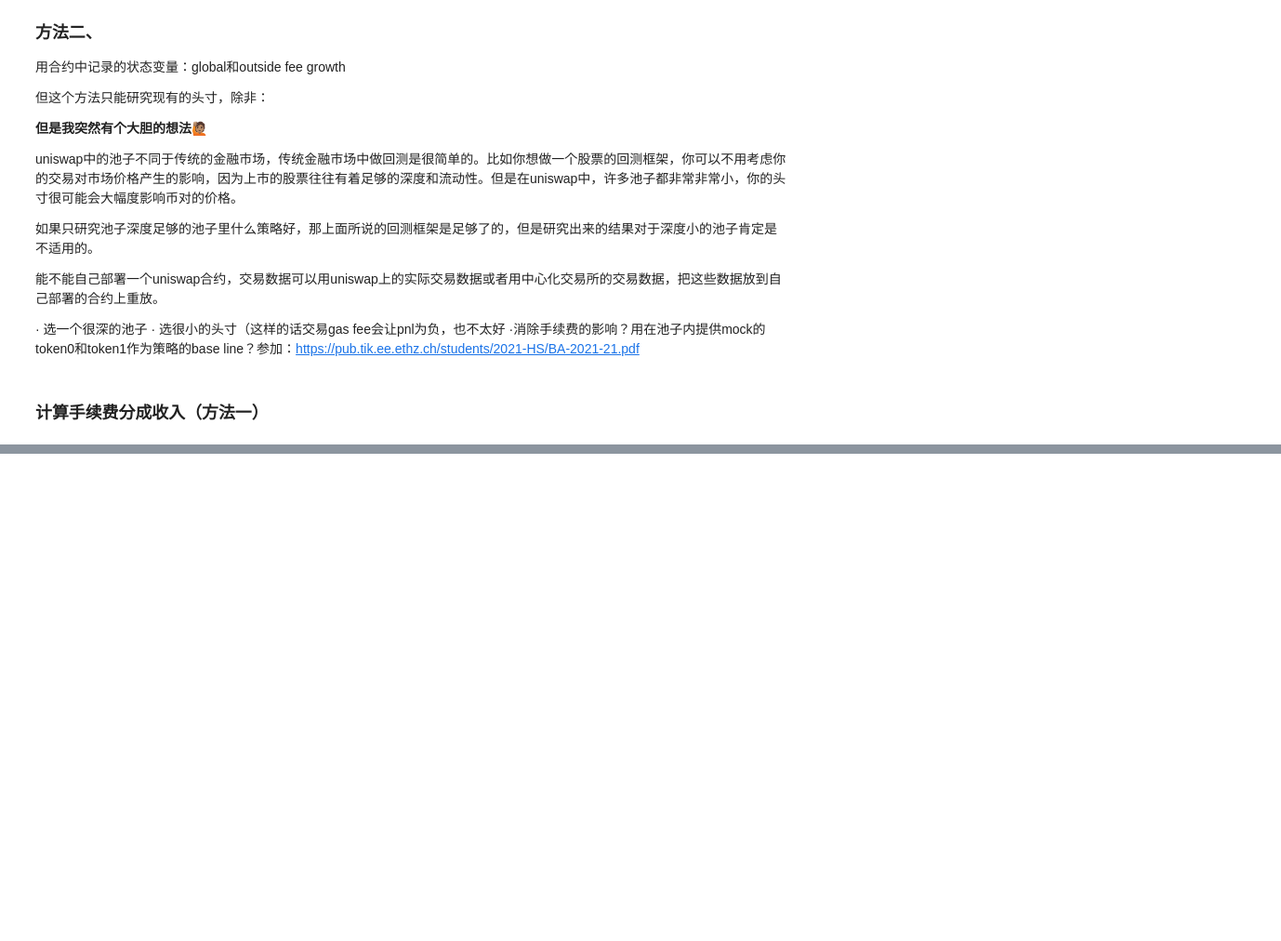
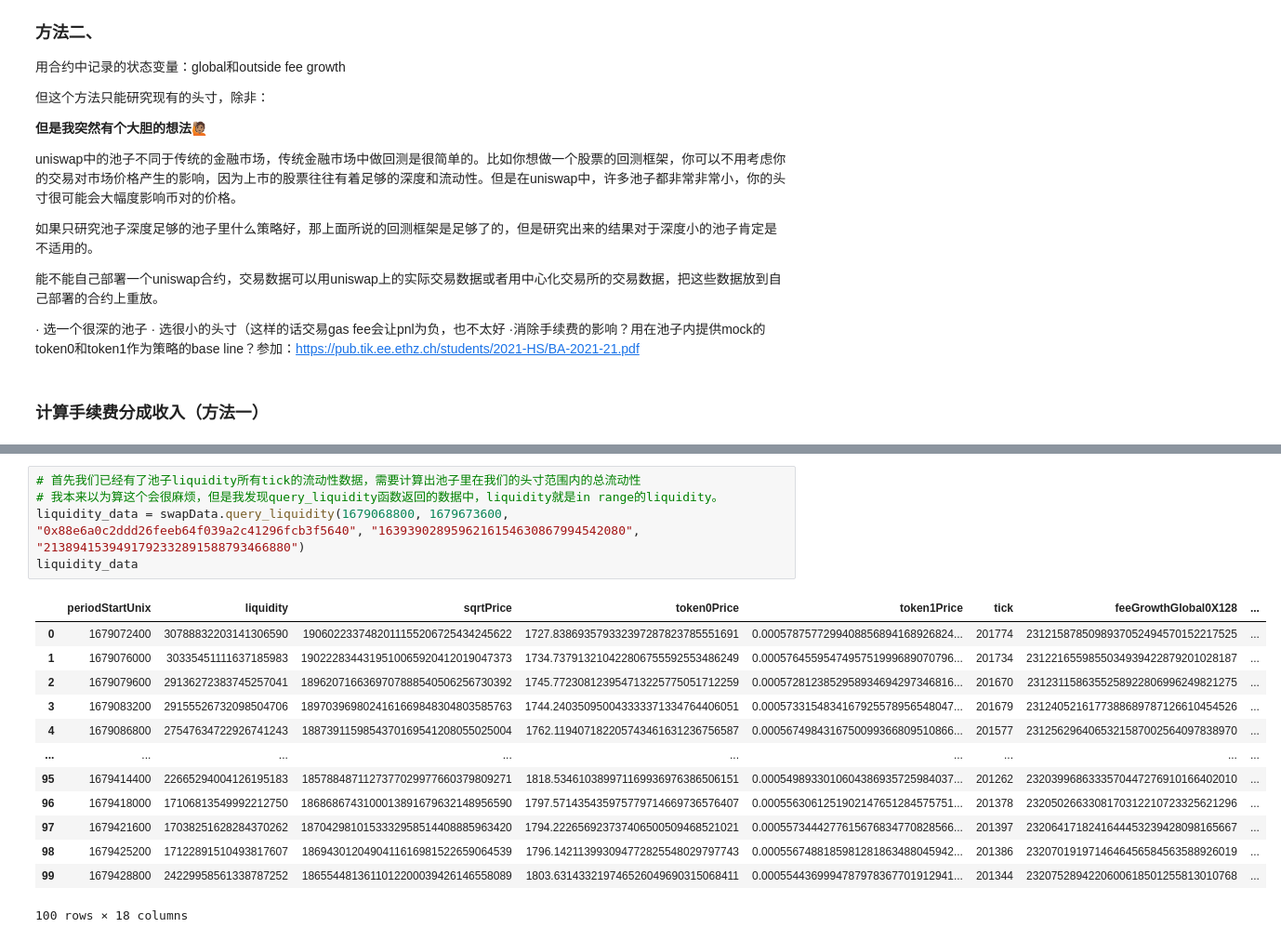
Before and after one commit to Fooooooooooox/learn_uniswapv3, a Jupyter notebook: swapData.ipynb, the cells around one changed output, grey strips where cells are left out. Shown at 93% size. Drawn from its saved outputs; the diff is of its cells as text; blank space fills up the shorter version.

```diff
--- a/swapData.ipynb
+++ b/swapData.ipynb
@@ -249,0 +428,19 @@ data
+# %%
+# 首先我们已经有了池子liquidity所有tick的流动性数据，需要计算出池子里在我们的头寸范围内的总流动性
+# 我本来以为算这个会很麻烦，但是我发现query_liquidity函数返回的数据中，liquidity就是in range的liquidity。
+liquidity_data = swapData.query_liquidity(1679068800, 1679673600, "0x88e6a0c2ddd26feeb64f039a2c41296fcb3f5640", "1639390289596216154630867994542080", "2138941539491792332891588793466880")
+liquidity_data
+# %% [output]
+|  | periodStartUnix | liquidity | sqrtPrice | token0Price | token1Price | tick | feeGrowthGlobal0X128 | ... |
+| 0 | 1679072400 | 30788832203141306590 | 1906022337482011155206725434245622 | 1727.838693579332397287823785551691 | 0.0005787577299408856894168926824... | 201774 | 2312158785098937052494570152217525 | ... |
+| 1 | 1679076000 | 30335451111637185983 | 1902228344319510065920412019047373 | 1734.737913210422806755592553486249 | 0.0005764559547495751999689070796... | 201734 | 2312216559855034939422879201028187 | ... |
+| 2 | 1679079600 | 29136272383745257041 | 1896207166369707888540506256730392 | 1745.772308123954713225775051712259 | 0.0005728123852958934694297346816... | 201670 | 2312311586355258922806996249821275 | ... |
+| 3 | 1679083200 | 29155526732098504706 | 1897039698024161669848304803585763 | 1744.240350950043333371334764406051 | 0.0005733154834167925578956548047... | 201679 | 2312405216177388689787126610454526 | ... |
+| 4 | 1679086800 | 27547634722926741243 | 1887391159854370169541208055025004 | 1762.119407182205743461631236756587 | 0.0005674984316750099366809510866... | 201577 | 2312562964065321587002564097838970 | ... |
+| ... | ... | ... | ... | ... | ... | ... | ... | ... |
+| 95 | 1679414400 | 22665294004126195183 | 1857884871127377029977660379809271 | 1818.534610389971169936976386506151 | 0.0005498933010604386935725984037... | 201262 | 2320399686333570447276910166402010 | ... |
+| 96 | 1679418000 | 17106813549992212750 | 1868686743100013891679632148956590 | 1797.571435435975779714669736576407 | 0.0005563061251902147651284575751... | 201378 | 2320502663308170312210723325621296 | ... |
+| 97 | 1679421600 | 17038251628284370262 | 1870429810153332958514408885963420 | 1794.222656923737406500509468521021 | 0.0005573444277615676834770828566... | 201397 | 2320641718241644453239428098165667 | ... |
+| 98 | 1679425200 | 17122891510493817607 | 1869430120490411616981522659064539 | 1796.142113993094772825548029797743 | 0.0005567488185981281863488045942... | 201386 | 2320701919714646456584563588926019 | ... |
+| 99 | 1679428800 | 24229958561338787252 | 1865544813611012200039426146558089 | 1803.631433219746526049690315068411 | 0.0005544369994787978367701912941... | 201344 | 2320752894220600618501255813010768 | ... |
+100 rows × 18 columns
```
Also changed, not shown: parts of 21 cells of this notebook, 2 other files.
